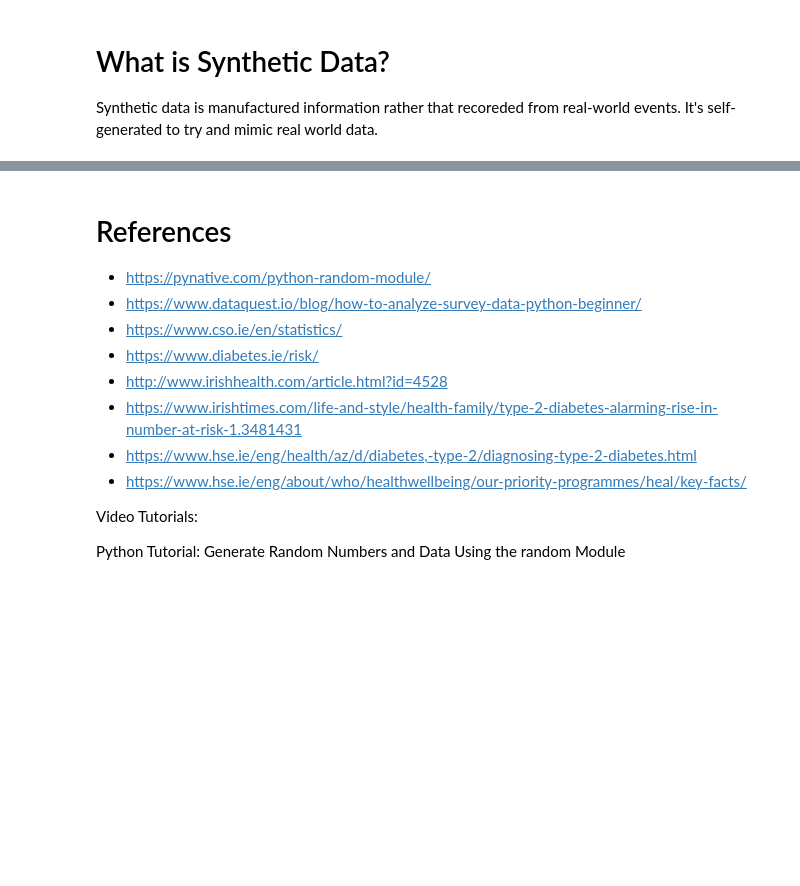
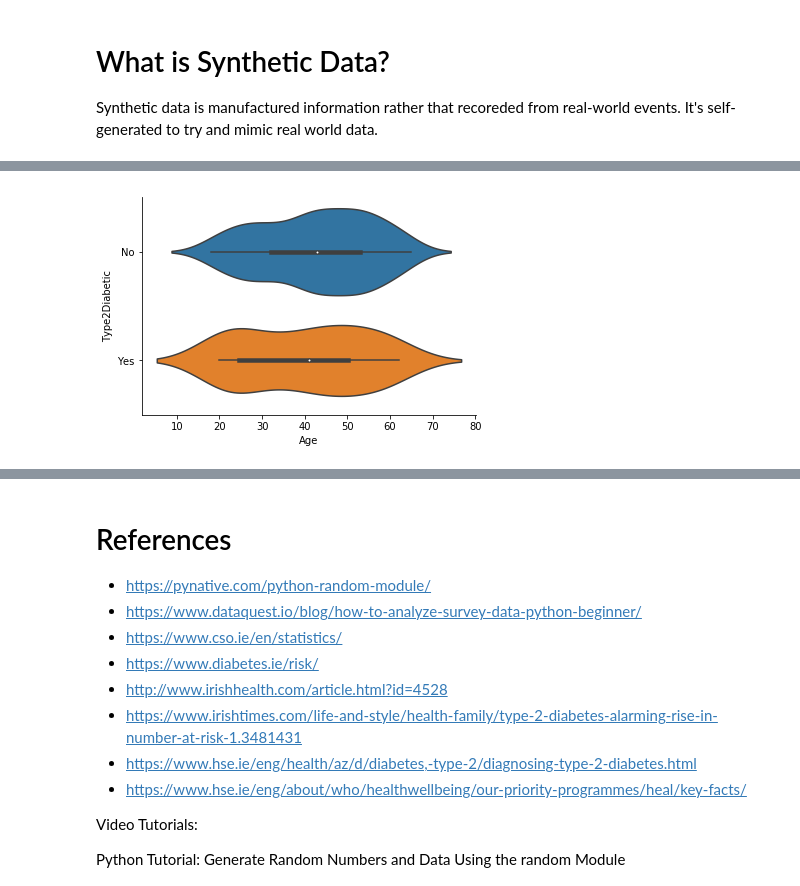
Before and after one commit to pauladaly/Programming_DA_Project, a Jupyter notebook: Programming_DA_Project.ipynb, the cells around one changed output, grey strips where cells are left out. Cells and saved outputs as stored; diff of their text form; code cells hidden in the pictures; blank space fills up the shorter version.

```diff
--- a/Programming_DA_Project.ipynb
+++ b/Programming_DA_Project.ipynb
@@ -129,0 +139,9 @@ array(['Obese', 'Normal', 'Obese', 'Normal', 'Overweight', 'Normal',
+# %%
+# Exercise
+import random
+
+# Populate Exercise using probabilities
+ExerciseDaily = [0, 20, 30, 40, 60]
+
+Exercise = (random.choices(ExerciseDaily, k=200))
+Exercise
@@ -130,9 +166,10 @@ array(['Obese', 'Normal', 'Obese', 'Normal', 'Overweight', 'Normal',
 # %%
-# Exercise
-Exercise = ['Yes', 'No']
+# Type 2 Diabetic
 
-# Populate Exercise using probabilities
-Exercise = np.random.choice(Exercise, 200, p=[0.32, 0.68])
+Type2Diabetic = ['Yes', 'No']
 
-Exercise
+# Populate Type2Diabetic using probabilities
+Type2Diabetic = np.random.choice(Type2Diabetic, 200, p=[0.14, 0.86])
+
+Type2Diabetic
 # %% [output]
@@ -159,2 +195,5 @@ array(['No', 'Yes', 'No', 'No', 'No', 'No', 'No', 'No', 'Yes', 'Yes',
+# %%
+# Dataframe with columns filled in
+df = pd.DataFrame({'Age':age,'Family':Family,'BMI':BMI,'Exercise':Exercise,'Type2Diabetic':Type2Diabetic})
 # %%
 df.head(20)
@@ -160,0 +218,5 @@ df.head(20)
+# %%
+sns.violinplot(df['Age'], df['Type2Diabetic'])
+sns.despine()
+# %% [output]
+[figure, added]
```
Also changed, not shown: parts of 12 cells of this notebook, 1 other file.
